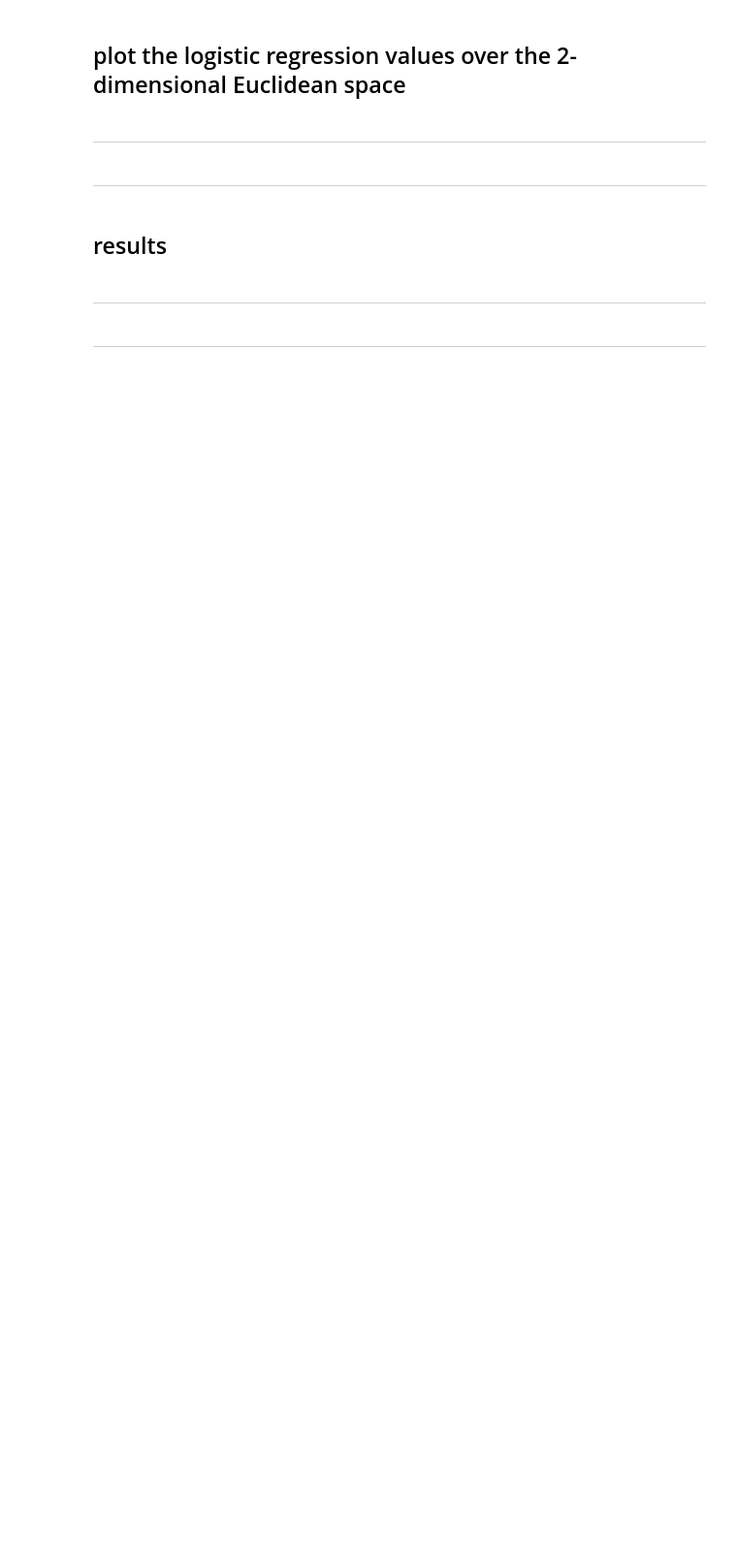
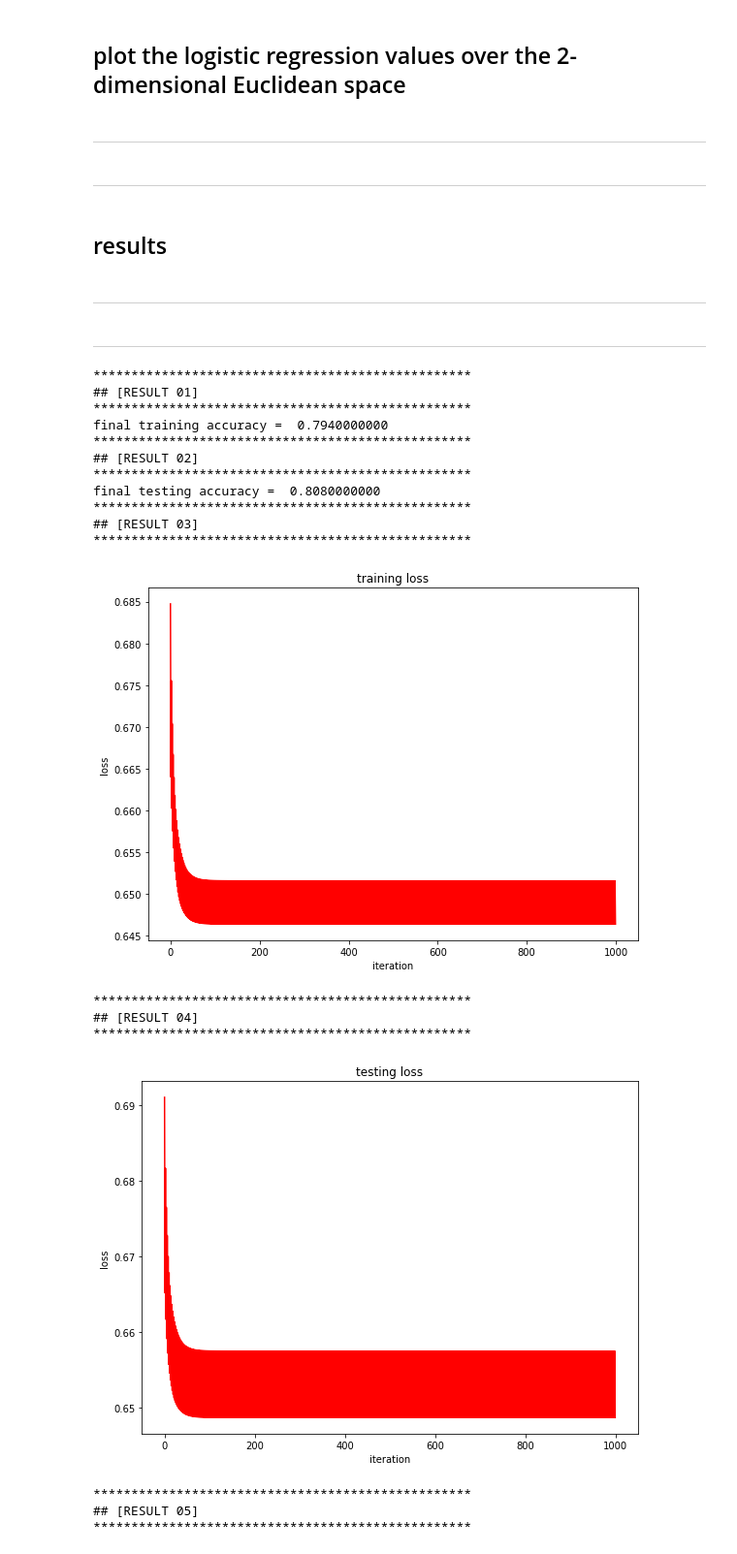
Before and after one commit to iimpala/ML_assignment, a Jupyter notebook: week10/assignment_10.ipynb, the cells around one changed output. Shown at 97% size. Cells and saved outputs as stored; diff of their text form; code cells hidden in the pictures; blank space fills up the shorter version.

```diff
--- a/week10/assignment_10.ipynb
+++ b/week10/assignment_10.ipynb
@@ -254,10 +254,10 @@ def compute_accuracy(theta, feature, label):
 # %% [markdown]
 ## initialize the gradient descent algorithm
 # %%
-number_iteration    = 1 # you can change this value as you want
-learning_rate       = 1 # you can change this value as you want
-number_feature      = 1 # you can change this value as you want
-alpha               = 1 # you can change this value as you want
+number_iteration    = 1000 # you can change this value as you want
+learning_rate       = 0.1 # you can change this value as you want
+number_feature      = 8 # you can change this value as you want
+alpha               = 10 # you can change this value as you want
 
 theta                       = np.zeros(number_feature)
 loss_iteration_train        = np.zeros(number_iteration)
@@ -273,11 +273,11 @@ for i in range(number_iteration):
     # complete the blanks
     #
 
-    theta           =
-    loss_train      =
-    loss_test       =
-    accuracy_train  =
-    accuracy_test   =
+    theta           = theta - (learning_rate * compute_gradient(theta, compute_feature(data_train_point), data_train_label, alpha))
+    loss_train      = compute_loss(theta, compute_feature(data_train_point), data_train_label, alpha)
+    loss_test       = compute_loss(theta, compute_feature(data_test_point), data_test_label, alpha)
+    accuracy_train  = compute_accuracy(theta, compute_feature(data_train_point), data_train_label)
+    accuracy_test   = compute_accuracy(theta, compute_feature(data_test_point), data_test_label)
 
     #
     # ++++++++++++++++++++++++++++++++++++++++++++++++++
@@ -495,13 +495,33 @@ ___
 # %% [markdown]
 ___
 # %%
-number_result = 10
+number_result = 6
 
 for i in range(number_result):
     title = '## [RESULT {:02d}]'.format(i+1)
     name_function = 'function_result_{:02d}()'.format(i+1)
 
     print('**************************************************')
     print(title)
     print('**************************************************')
     eval(name_function)
+# %% [output]
+**************************************************
+## [RESULT 01]
+**************************************************
+final training accuracy =  0.7940000000
+**************************************************
+## [RESULT 02]
+**************************************************
+final testing accuracy =  0.8080000000
+**************************************************
+## [RESULT 03]
+**************************************************
+[figure, added]
+**************************************************
+## [RESULT 04]
+**************************************************
+[figure, added]
+**************************************************
+## [RESULT 05]
+**************************************************
```
Also changed, not shown: parts of 1 cell of this notebook.
